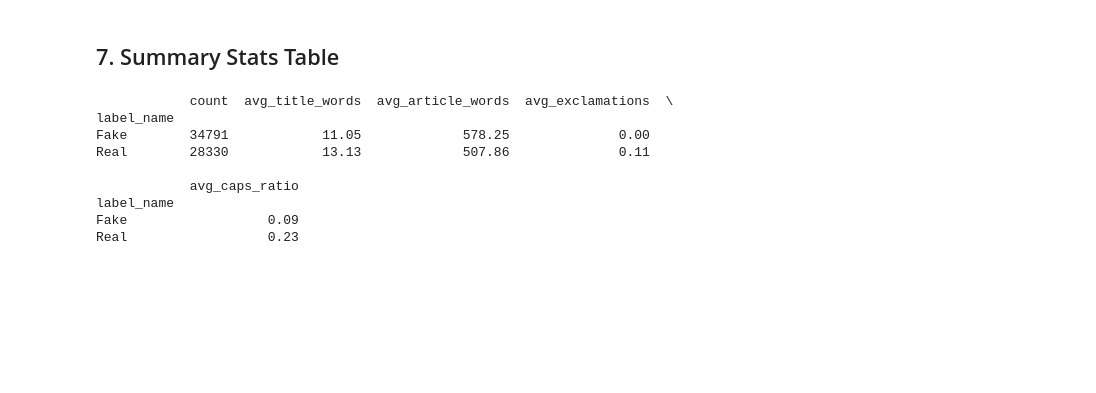
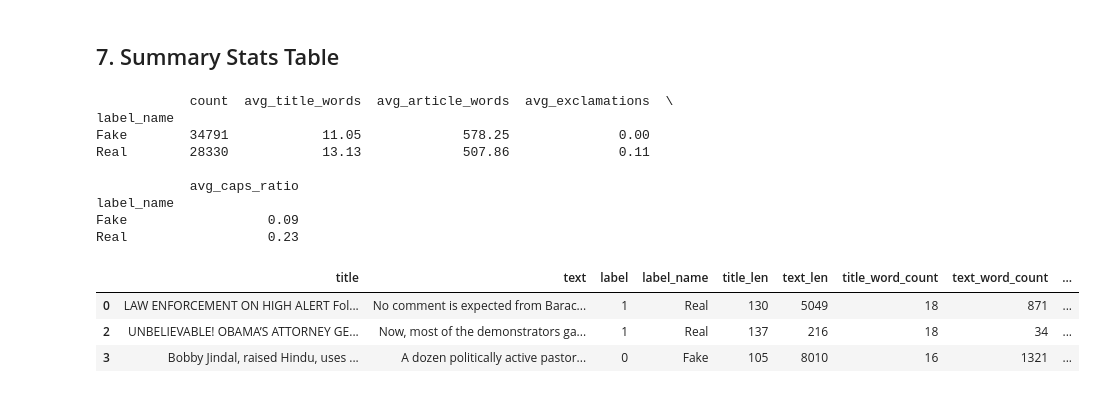
Before and after one commit to shantguedekelian/Fake_News_Classifier, a Jupyter notebook: eda.ipynb, the cells around one changed output. Drawn from its saved outputs; the diff is of its cells as text; code cells hidden in the pictures; blank space fills up the shorter version.

```diff
--- a/eda.ipynb
+++ b/eda.ipynb
@@ -210,3 +210,10 @@ Real        28330            13.13             507.86              0.11
 label_name
 Fake                  0.09
 Real                  0.23
+# %%
+df.head(3)
+# %% [output]
+|  | title | text | label | label_name | title_len | text_len | title_word_count | text_word_count | ... |
+| 0 | LAW ENFORCEMENT ON HIGH ALERT Fol... | No comment is expected from Barac... | 1 | Real | 130 | 5049 | 18 | 871 | ... |
+| 2 | UNBELIEVABLE! OBAMA’S ATTORNEY GE... | Now, most of the demonstrators ga... | 1 | Real | 137 | 216 | 18 | 34 | ... |
+| 3 | Bobby Jindal, raised Hindu, uses ... | A dozen politically active pastor... | 0 | Fake | 105 | 8010 | 16 | 1321 | ... |
```
